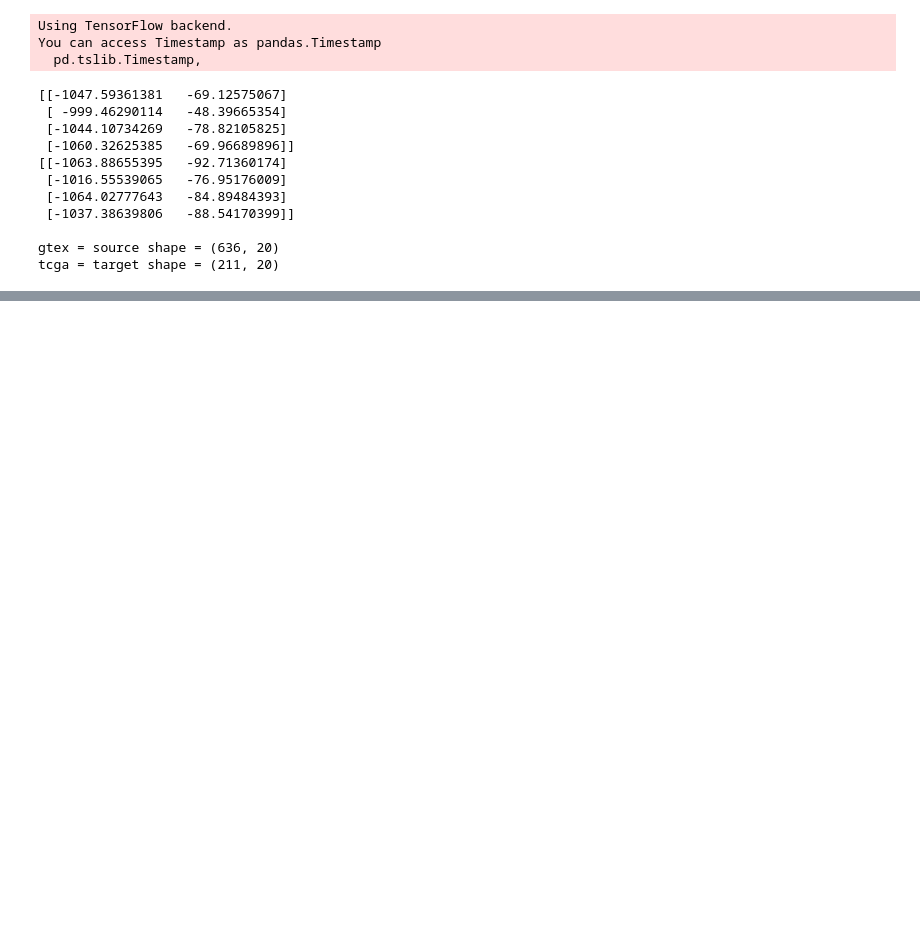
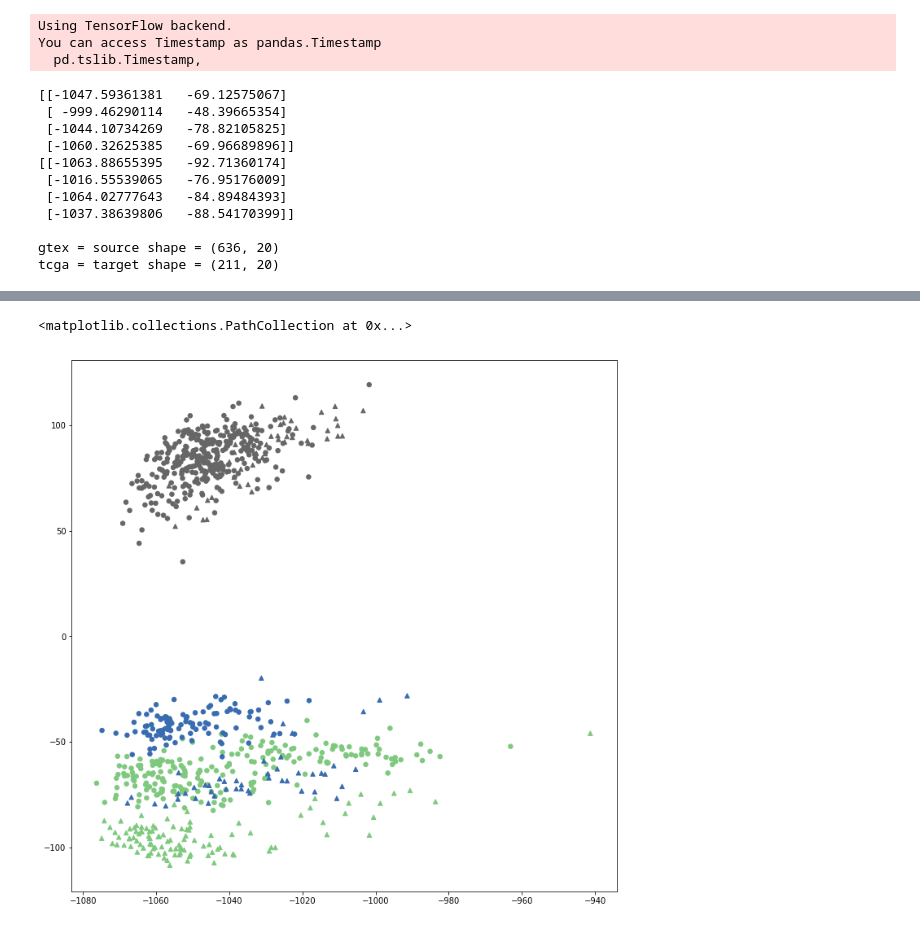
Before and after one commit to tyrvi/rnaResNet, a Jupyter notebook: src/rna_net_breast-prostate-thyroid.ipynb, the cells around one changed output, grey strips where cells are left out. Saved outputs shown, nothing was run; the diff lists cells and outputs as text; code cells hidden in the pictures; blank space fills up the shorter version.

```diff
--- a/src/rna_net_breast-prostate-thyroid.ipynb
+++ b/src/rna_net_breast-prostate-thyroid.ipynb
@@ -170,0 +214,16 @@ def multiScatterHist(x1, x2, y1, y2, colors1, colors2, axis1='', axis2=''):
+# %%
+fig = plt.figure(figsize=(12, 12))
+#cm = plt.get_cmap('tab10')
+
+x1 = df1['PC1'].values
+y1 = df1['PC2'].values
+
+x2 = df2['PC1'].values
+y2 = df2['PC2'].values
+
+
+plt.scatter(x1, y1, c=df1_color, cmap='Accent', marker=sm['GTEX'], s=30)
+plt.scatter(x2, y2, c=df2_color, cmap='Accent', marker=sm['TCGA'], s=30)
+# %% [output]
+<matplotlib.collections.PathCollection at 0x...>
+[figure, added]
```
Also changed, not shown: parts of 8 cells of this notebook, 3 other files.
